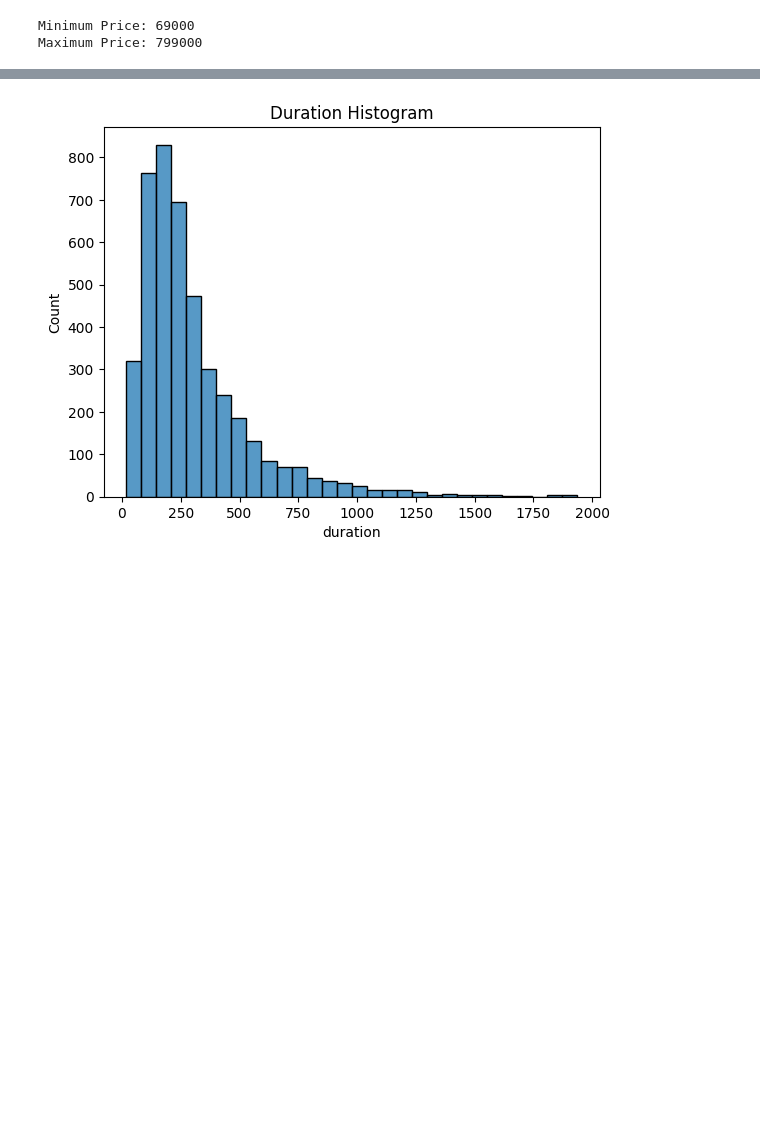
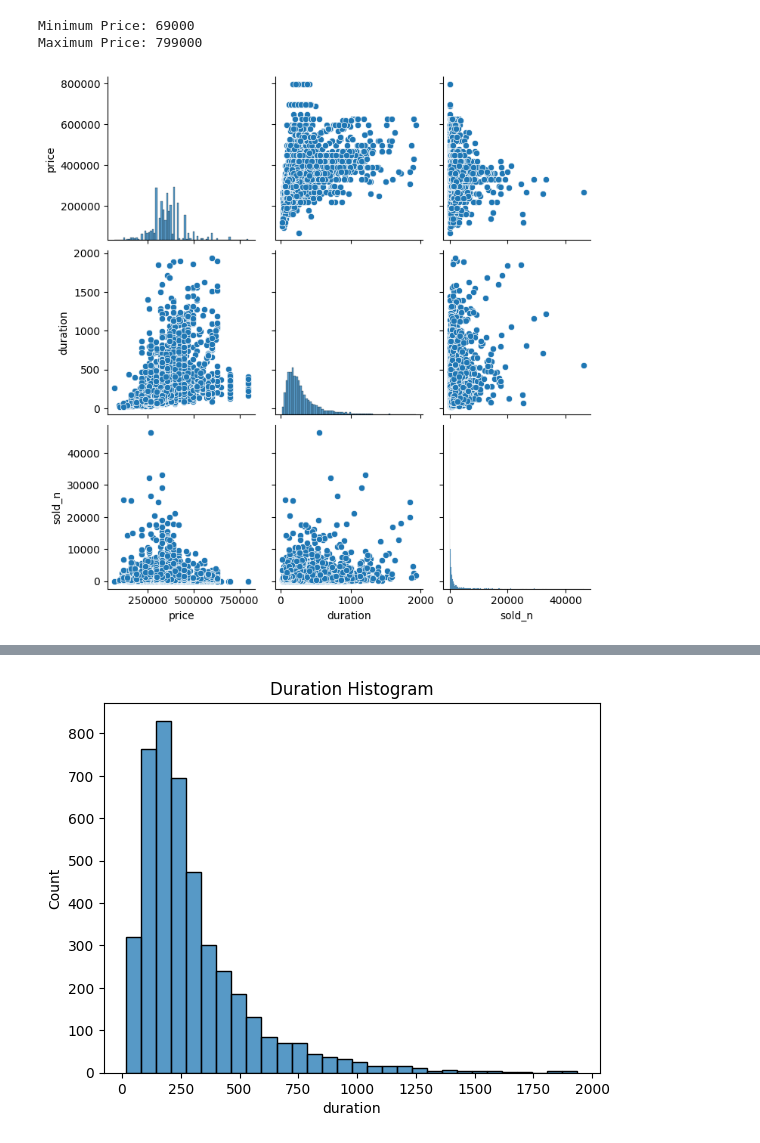
Before and after one commit to amirali022/crsrr, a Jupyter notebook: src/faradars/analysis.ipynb, the cells around one changed output, grey strips where cells are left out. Cells and saved outputs as stored; diff of their text form; code cells hidden in the pictures; blank space fills up the shorter version.

```diff
--- a/src/faradars/analysis.ipynb
+++ b/src/faradars/analysis.ipynb
@@ -96,3 +96,9 @@ print( f"Maximum Price: { paid_courses[ 'price'].max()}")
 # %% [output]
 Minimum Price: 69000
 Maximum Price: 799000
+# %%
+vars = [ "price", "duration", "sold_n"]
+sns.pairplot( paid_courses, x_vars=vars, y_vars=vars)
+plt.show()
+# %% [output]
+[figure, added]
```
Also changed, not shown: parts of 2 cells of this notebook, 8 other files.
